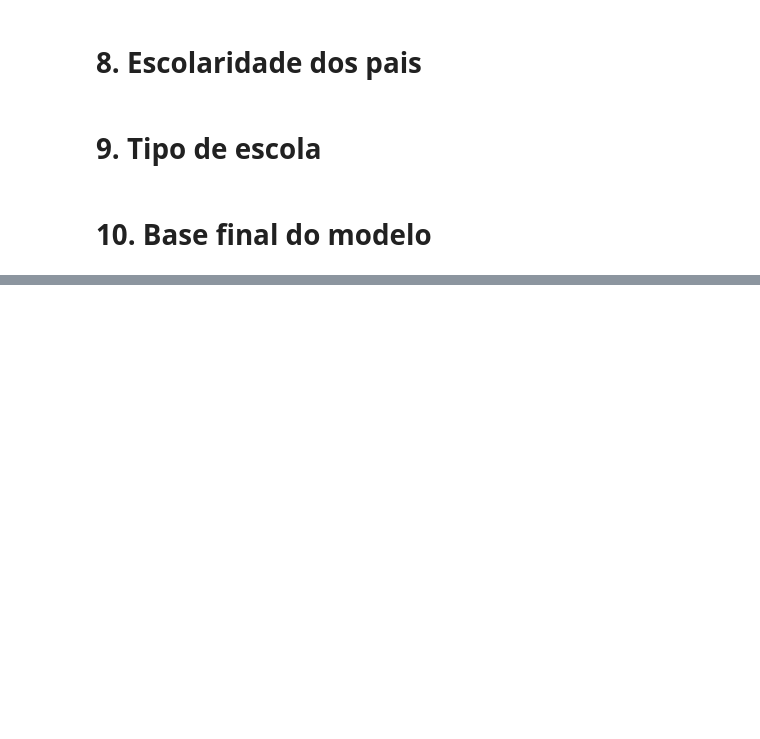
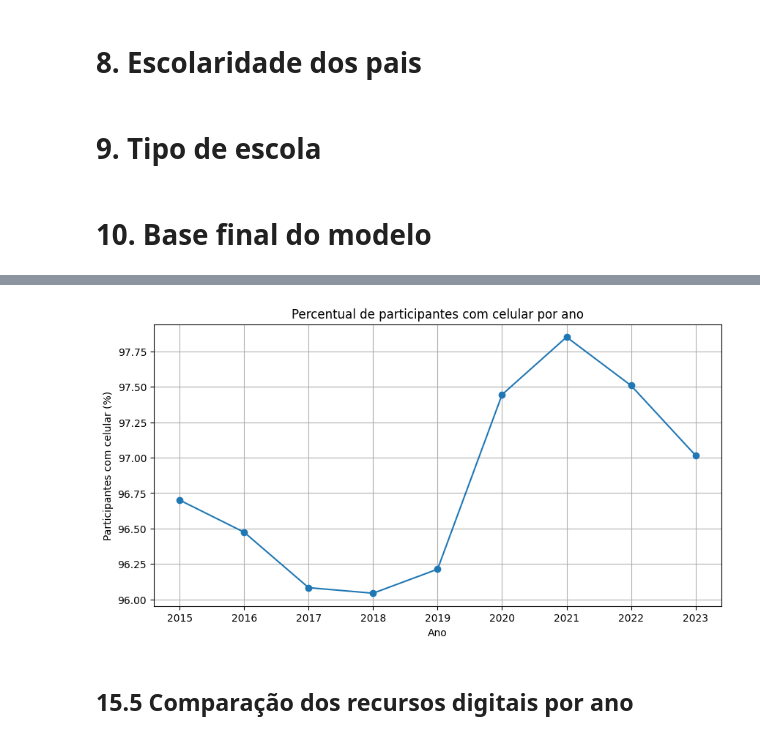
Before and after one commit to Antonio1H/tcc-enem-recursos-digitais, a Jupyter notebook: analiseMicrodadosEnemAnos.ipynb, the cells around one changed output, grey strips where cells are left out. Drawn from its saved outputs; the diff is of its cells as text; code cells hidden in the pictures; blank space fills up the shorter version.

```diff
--- a/analiseMicrodadosEnemAnos.ipynb
+++ b/analiseMicrodadosEnemAnos.ipynb
@@ -465,0 +783,10 @@ def criar_base_modelo(df):
+# %%
+celular_ano = (
+    df_longitudinal
+    .groupby("ANO")["CELULAR"]
+    .mean()
+    .mul(100)
+    .reset_index()
+)
+
+celular_ano
@@ -465,0 +804,19 @@ def criar_base_modelo(df):
+# %%
+plt.figure(figsize=(10, 5))
+
+plt.plot(
+    celular_ano["ANO"],
+    celular_ano["CELULAR"],
+    marker="o"
+)
+
+plt.title("Percentual de participantes com celular por ano")
+plt.xlabel("Ano")
+plt.ylabel("Participantes com celular (%)")
+plt.xticks(celular_ano["ANO"])
+plt.grid(True)
+plt.show()
+# %% [output]
+[figure, added]
+# %% [markdown]
+## 15.5 Comparação dos recursos digitais por ano
```
Also changed, not shown: parts of 50 cells of this notebook.
